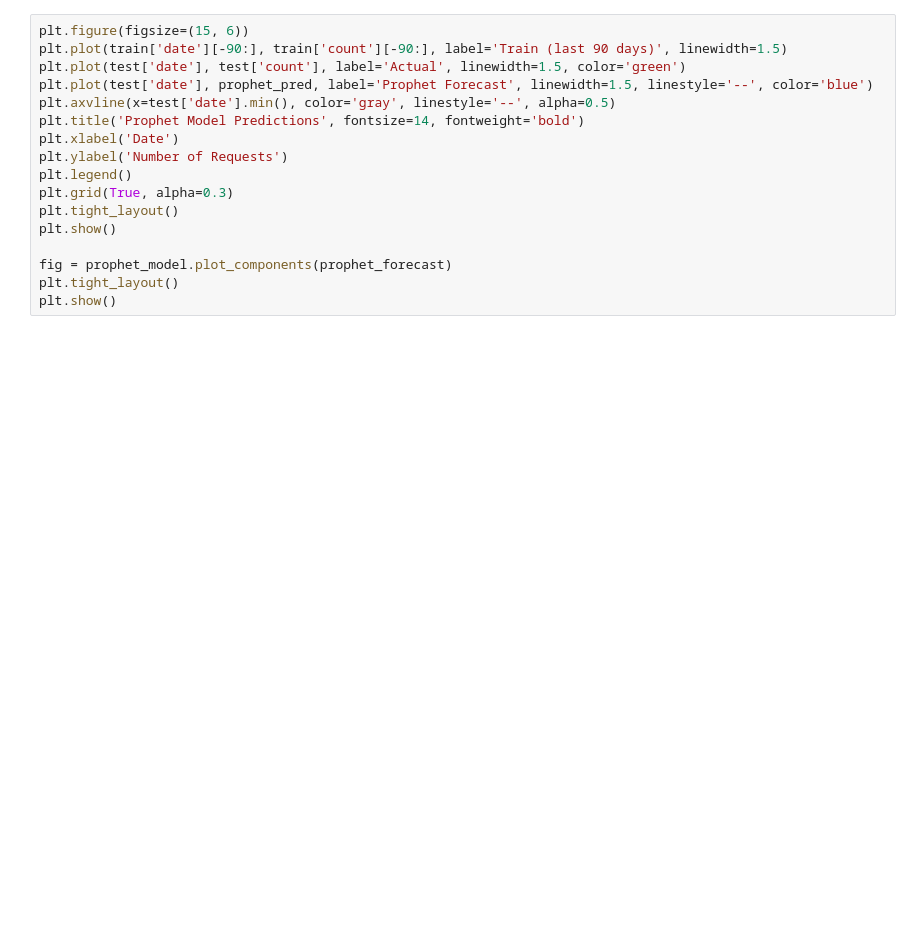
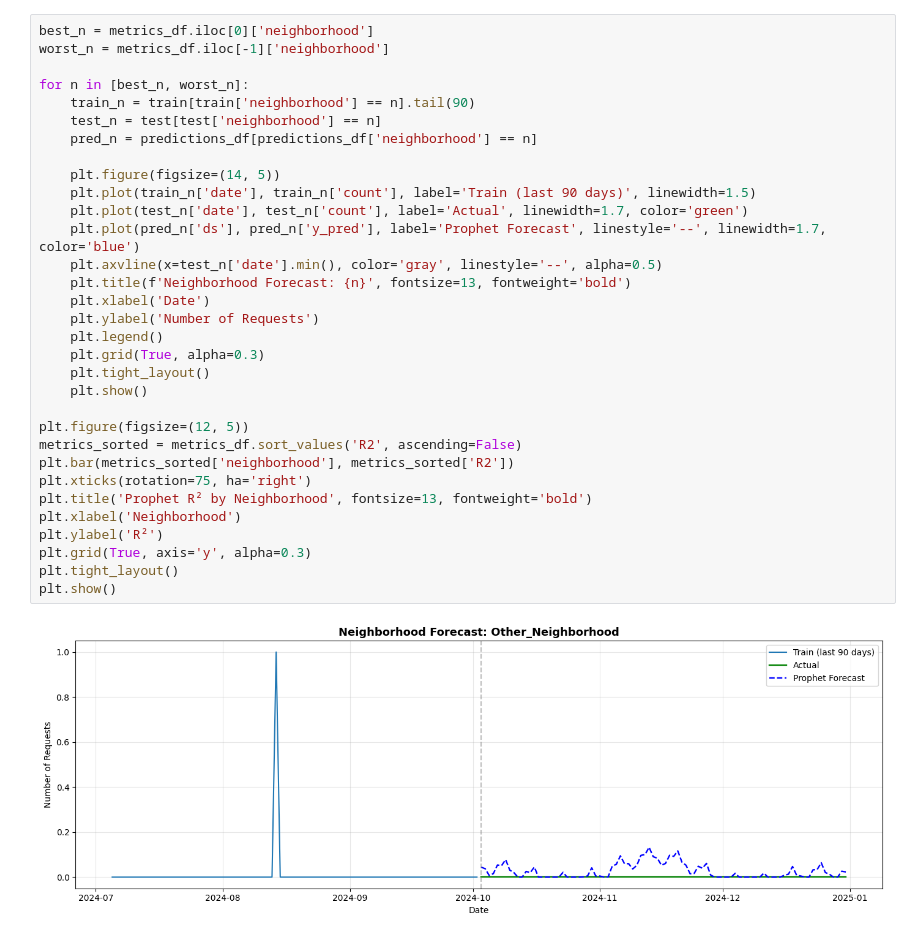
Before and after one commit to thealphacubicle/311-Service-Request-Modelling, a Jupyter notebook: notebooks/03_time_series.ipynb, the cells around one changed output. Cells and saved outputs as stored; diff of their text form; blank space fills up the shorter version.

```diff
--- a/notebooks/03_time_series.ipynb
+++ b/notebooks/03_time_series.ipynb
@@ -91,17 +324,34 @@ print("R²:", prophet_r2)
 # %%
-plt.figure(figsize=(15, 6))
-plt.plot(train['date'][-90:], train['count'][-90:], label='Train (last 90 days)', linewidth=1.5)
-plt.plot(test['date'], test['count'], label='Actual', linewidth=1.5, color='green')
-plt.plot(test['date'], prophet_pred, label='Prophet Forecast', linewidth=1.5, linestyle='--', color='blue')
-plt.axvline(x=test['date'].min(), color='gray', linestyle='--', alpha=0.5)
-plt.title('Prophet Model Predictions', fontsize=14, fontweight='bold')
-plt.xlabel('Date')
-plt.ylabel('Number of Requests')
-plt.legend()
-plt.grid(True, alpha=0.3)
+best_n = metrics_df.iloc[0]['neighborhood']
+worst_n = metrics_df.iloc[-1]['neighborhood']
+
+for n in [best_n, worst_n]:
+    train_n = train[train['neighborhood'] == n].tail(90)
+    test_n = test[test['neighborhood'] == n]
+    pred_n = predictions_df[predictions_df['neighborhood'] == n]
+
+    plt.figure(figsize=(14, 5))
+    plt.plot(train_n['date'], train_n['count'], label='Train (last 90 days)', linewidth=1.5)
+    plt.plot(test_n['date'], test_n['count'], label='Actual', linewidth=1.7, color='green')
+    plt.plot(pred_n['ds'], pred_n['y_pred'], label='Prophet Forecast', linestyle='--', linewidth=1.7, color='blue')
+    plt.axvline(x=test_n['date'].min(), color='gray', linestyle='--', alpha=0.5)
+    plt.title(f'Neighborhood Forecast: {n}', fontsize=13, fontweight='bold')
+    plt.xlabel('Date')
+    plt.ylabel('Number of Requests')
+    plt.legend()
+    plt.grid(True, alpha=0.3)
+    plt.tight_layout()
+    plt.show()
+
+plt.figure(figsize=(12, 5))
+metrics_sorted = metrics_df.sort_values('R2', ascending=False)
+plt.bar(metrics_sorted['neighborhood'], metrics_sorted['R2'])
+plt.xticks(rotation=75, ha='right')
+plt.title('Prophet R² by Neighborhood', fontsize=13, fontweight='bold')
+plt.xlabel('Neighborhood')
+plt.ylabel('R²')
+plt.grid(True, axis='y', alpha=0.3)
 plt.tight_layout()
 plt.show()
-
-fig = prophet_model.plot_components(prophet_forecast)
-plt.tight_layout()
-plt.show()
+# %% [output]
+[figure, added]
```
Also changed, not shown: parts of 10 cells of this notebook.
